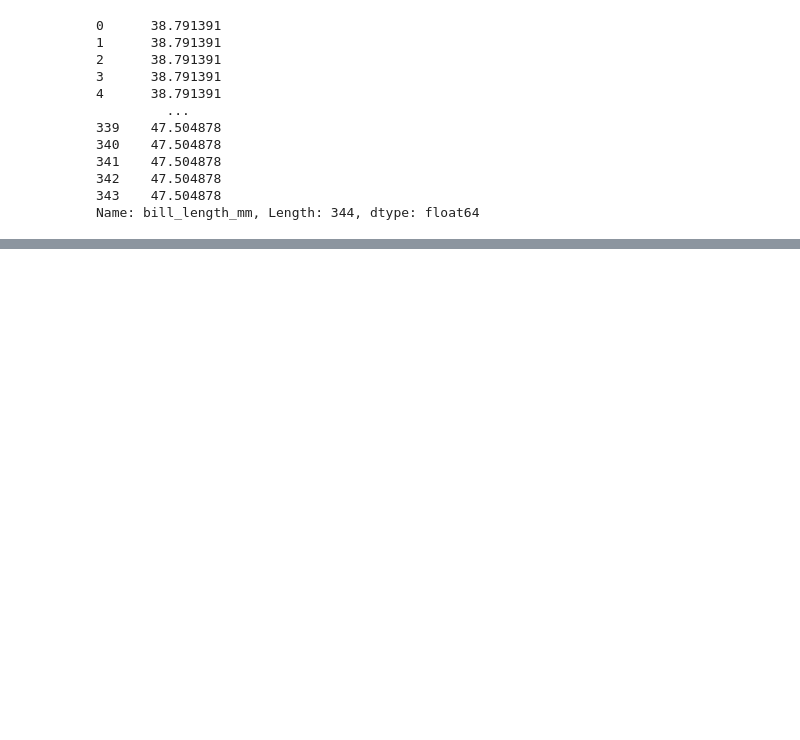
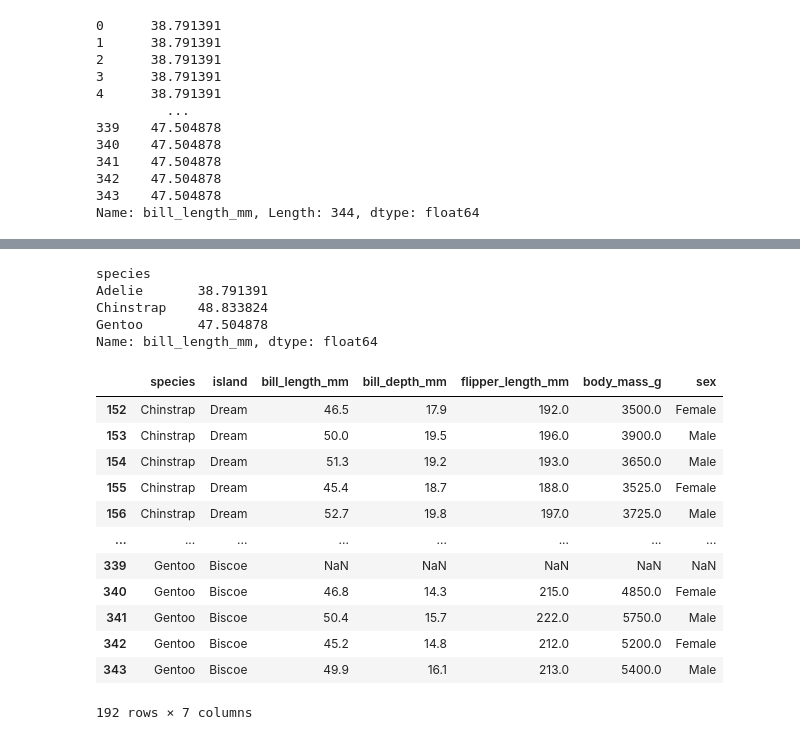
Before and after one commit to Palindroming/pythonquant, a Jupyter notebook: quant_py/eda.ipynb, the cells around one changed output, grey strips where cells are left out. Cells and saved outputs as stored; diff of their text form; code cells hidden in the pictures; blank space fills up the shorter version.

```diff
--- a/eda.ipynb
+++ b/quant_py/eda.ipynb
@@ -1286,0 +1332,24 @@ Name: bill_length_mm, Length: 344, dtype: float64
+# %%
+df.groupby(['species'])['bill_length_mm'].mean()
+# %% [output]
+species
+Adelie       38.791391
+Chinstrap    48.833824
+Gentoo       47.504878
+Name: bill_length_mm, dtype: float64
+# %%
+df.groupby(['species']).filter(lambda x: x['bill_length_mm'].mean()>=40)
+# %% [output]
+|  | species | island | bill_length_mm | bill_depth_mm | flipper_length_mm | body_mass_g | sex |
+| 152 | Chinstrap | Dream | 46.5 | 17.9 | 192.0 | 3500.0 | Female |
+| 153 | Chinstrap | Dream | 50.0 | 19.5 | 196.0 | 3900.0 | Male |
+| 154 | Chinstrap | Dream | 51.3 | 19.2 | 193.0 | 3650.0 | Male |
+| 155 | Chinstrap | Dream | 45.4 | 18.7 | 188.0 | 3525.0 | Female |
+| 156 | Chinstrap | Dream | 52.7 | 19.8 | 197.0 | 3725.0 | Male |
+| ... | ... | ... | ... | ... | ... | ... | ... |
+| 339 | Gentoo | Biscoe | NaN | NaN | NaN | NaN | NaN |
+| 340 | Gentoo | Biscoe | 46.8 | 14.3 | 215.0 | 4850.0 | Female |
+| 341 | Gentoo | Biscoe | 50.4 | 15.7 | 222.0 | 5750.0 | Male |
+| 342 | Gentoo | Biscoe | 45.2 | 14.8 | 212.0 | 5200.0 | Female |
+| 343 | Gentoo | Biscoe | 49.9 | 16.1 | 213.0 | 5400.0 | Male |
+192 rows × 7 columns
```
Also changed, not shown: parts of 15 cells of this notebook, 2 other files.
